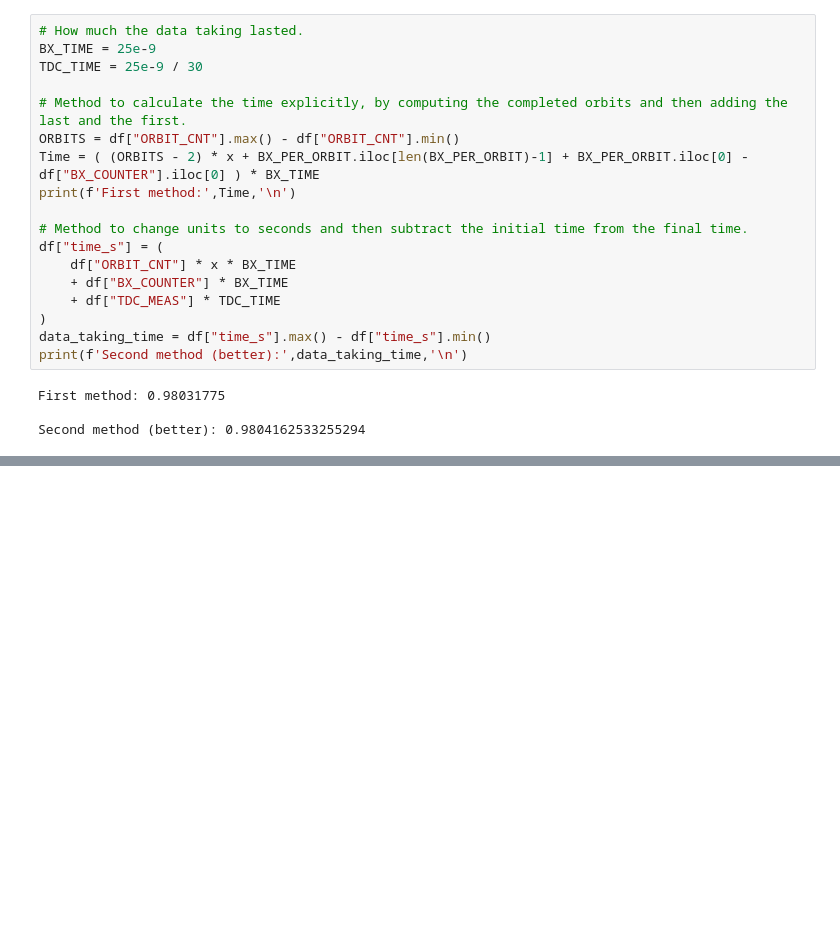
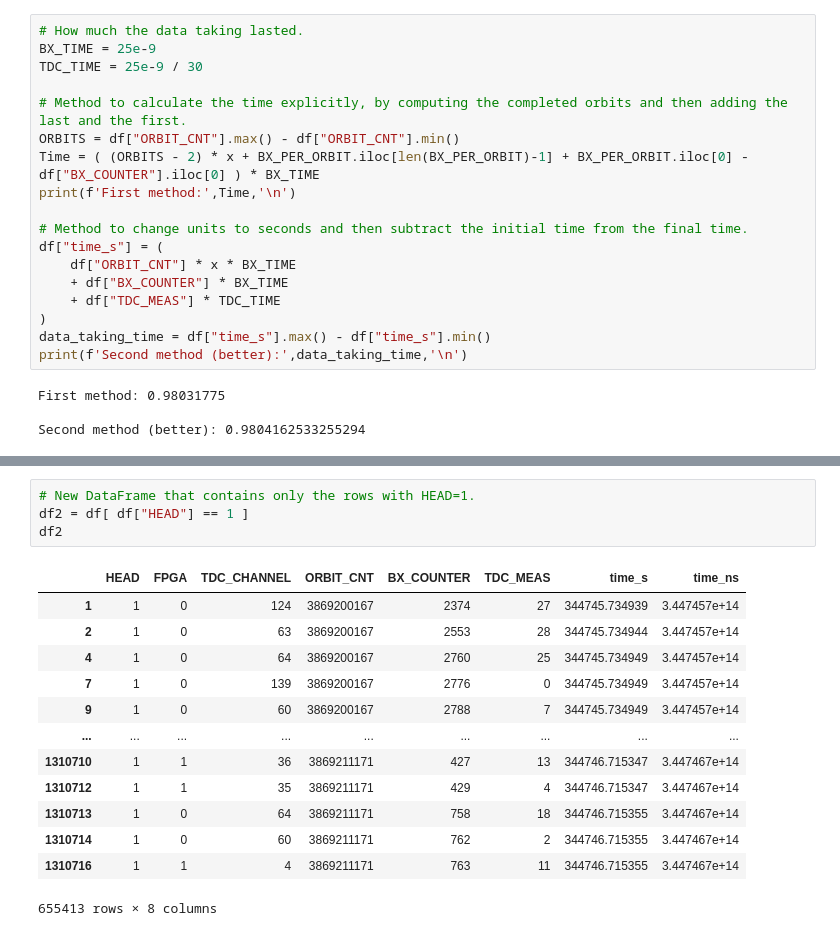
Before and after one commit to adrianorellanamontes/LaboratoryOfComputationalPhysics_Y8, a Jupyter notebook: 06ex_Pandas.ipynb, the cells around one changed output, grey strips where cells are left out. Drawn from its saved outputs; the diff is of its cells as text; blank space fills up the shorter version.

```diff
--- a/06ex_Pandas.ipynb
+++ b/06ex_Pandas.ipynb
@@ -102,0 +139,18 @@ Second method (better): 0.9804162533255294
+# %%
+# New DataFrame that contains only the rows with HEAD=1.
+df2 = df[ df["HEAD"] == 1 ]
+df2
+# %% [output]
+|  | HEAD | FPGA | TDC_CHANNEL | ORBIT_CNT | BX_COUNTER | TDC_MEAS | time_s | time_ns |
+| 1 | 1 | 0 | 124 | 3869200167 | 2374 | 27 | 344745.734939 | 3.447457e+14 |
+| 2 | 1 | 0 | 63 | 3869200167 | 2553 | 28 | 344745.734944 | 3.447457e+14 |
+| 4 | 1 | 0 | 64 | 3869200167 | 2760 | 25 | 344745.734949 | 3.447457e+14 |
+| 7 | 1 | 0 | 139 | 3869200167 | 2776 | 0 | 344745.734949 | 3.447457e+14 |
+| 9 | 1 | 0 | 60 | 3869200167 | 2788 | 7 | 344745.734949 | 3.447457e+14 |
+| ... | ... | ... | ... | ... | ... | ... | ... | ... |
+| 1310710 | 1 | 1 | 36 | 3869211171 | 427 | 13 | 344746.715347 | 3.447467e+14 |
+| 1310712 | 1 | 1 | 35 | 3869211171 | 429 | 4 | 344746.715347 | 3.447467e+14 |
+| 1310713 | 1 | 0 | 64 | 3869211171 | 758 | 18 | 344746.715355 | 3.447467e+14 |
+| 1310714 | 1 | 0 | 60 | 3869211171 | 762 | 2 | 344746.715355 | 3.447467e+14 |
+| 1310716 | 1 | 1 | 4 | 3869211171 | 763 | 11 | 344746.715355 | 3.447467e+14 |
+655413 rows × 8 columns
```
Also changed, not shown: parts of 6 cells of this notebook.
